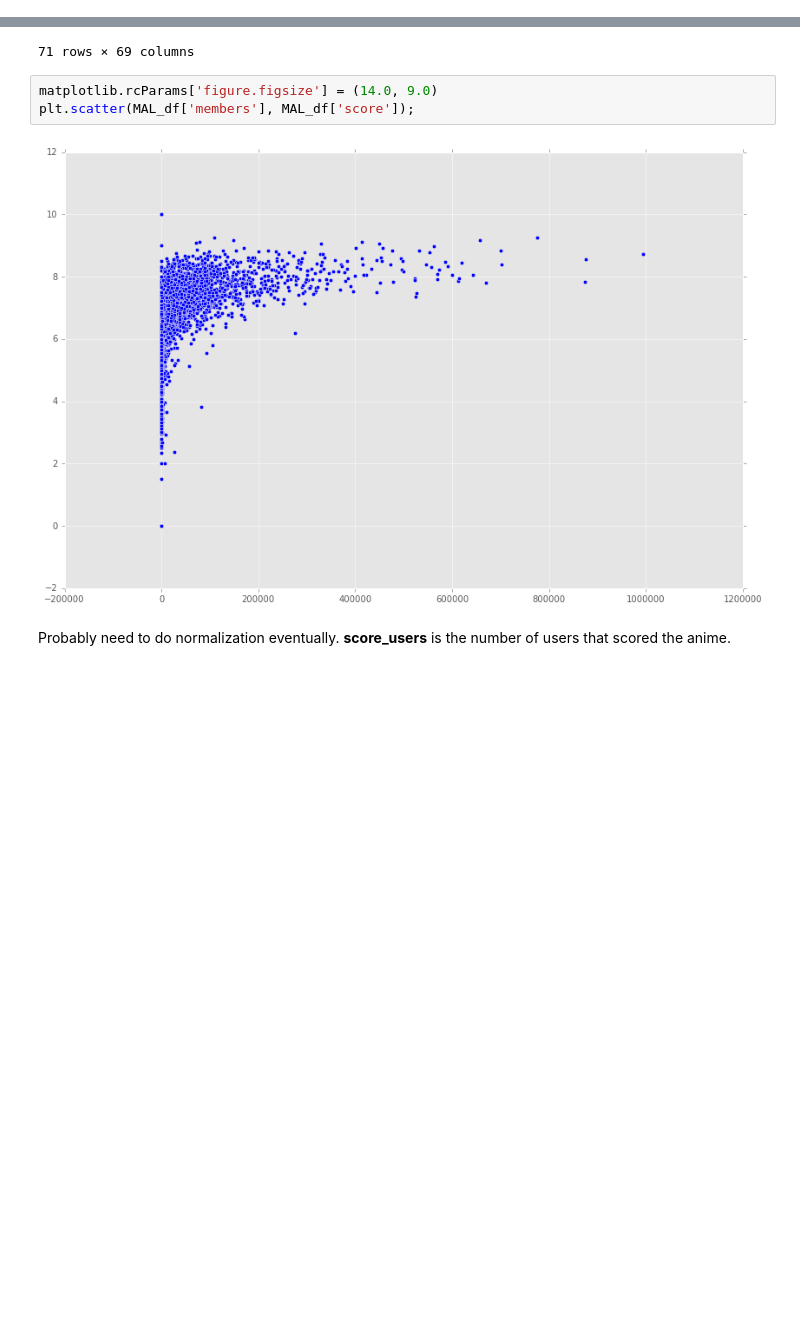
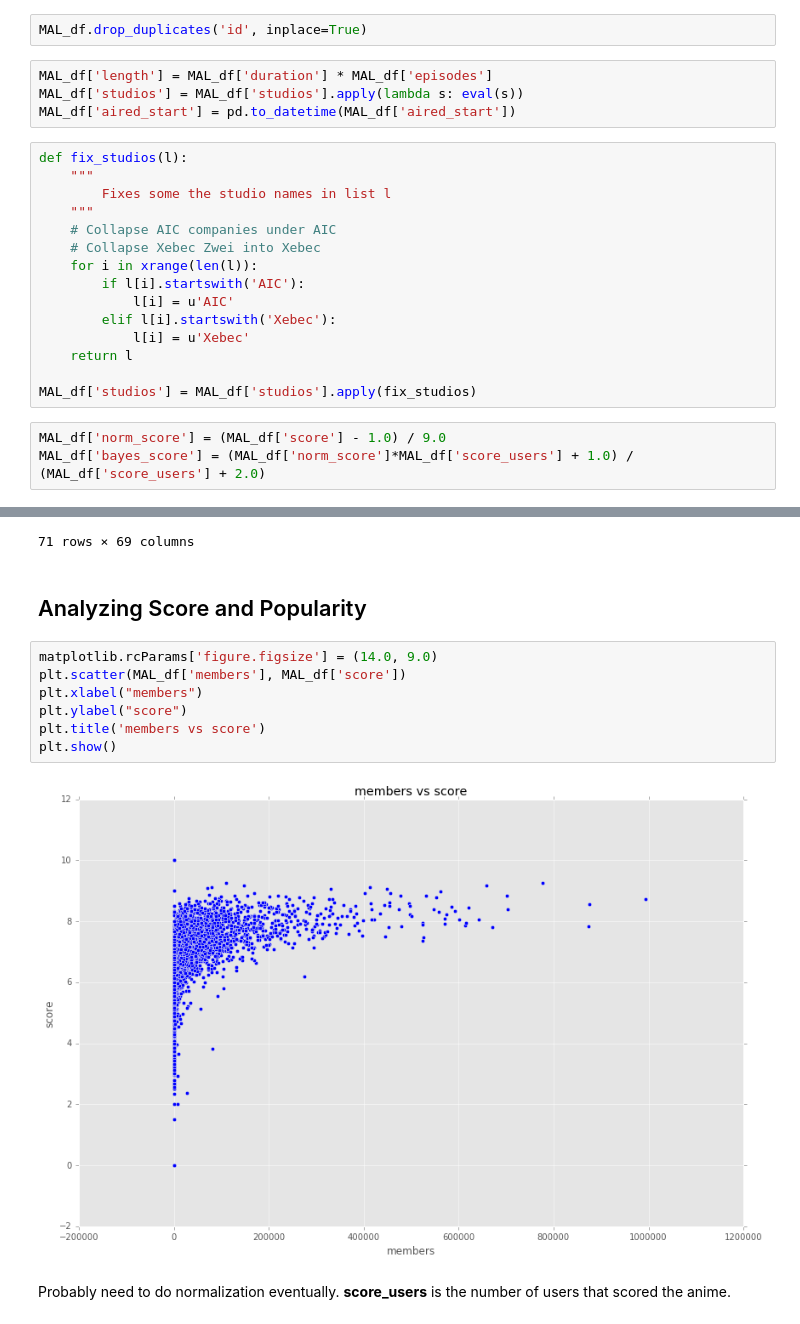
Before and after one commit to FourSwordKirby/MALDataScience, a Jupyter notebook: more_stats.ipynb, the cells around one changed output, grey strips where cells are left out. Saved outputs shown, nothing was run; the diff lists cells and outputs as text; blank space fills up the shorter version.

```diff
--- a/more_stats.ipynb
+++ b/more_stats.ipynb
@@ -45,0 +54,24 @@ with open('1998_2015_data.pkl', 'r') as f:
+# %%
+MAL_df.drop_duplicates('id', inplace=True)
+# %%
+MAL_df['length'] = MAL_df['duration'] * MAL_df['episodes']
+MAL_df['studios'] = MAL_df['studios'].apply(lambda s: eval(s))
+MAL_df['aired_start'] = pd.to_datetime(MAL_df['aired_start'])
+# %%
+def fix_studios(l):
+    """
+        Fixes some the studio names in list l
+    """
+    # Collapse AIC companies under AIC
+    # Collapse Xebec Zwei into Xebec
+    for i in xrange(len(l)):
+        if l[i].startswith('AIC'):
+            l[i] = u'AIC'
+        elif l[i].startswith('Xebec'):
+            l[i] = u'Xebec'
+    return l
+
+MAL_df['studios'] = MAL_df['studios'].apply(fix_studios)
+# %%
+MAL_df['norm_score'] = (MAL_df['score'] - 1.0) / 9.0
+MAL_df['bayes_score'] = (MAL_df['norm_score']*MAL_df['score_users'] + 1.0) / (MAL_df['score_users'] + 2.0)
@@ -166,11 +232,17 @@ only_genre("vampire")
 | 0 | 1 | 0 | 2015-06-14T00:00:00 | 2015-06-14T00:00:00 | None | 0 | anime | 0 | 0 | 0 | ... |
 | 0 | 1 | 0 | 2015-10-03T00:00:00 | 2015-10-03T00:00:00 | None | 0 | anime | 0 | 0 | 0 | ... |
 71 rows × 69 columns
+# %% [markdown]
+## Analyzing Score and Popularity
 # %%
 matplotlib.rcParams['figure.figsize'] = (14.0, 9.0)
-plt.scatter(MAL_df['members'], MAL_df['score']);
+plt.scatter(MAL_df['members'], MAL_df['score'])
+plt.xlabel("members")
+plt.ylabel("score")
+plt.title('members vs score')
+plt.show()
 # %% [output]
-[figure, old version]
+[figure, new version]
 # %% [markdown]
 Probably need to do normalization eventually.
 **score_users** is the number of users that scored the anime.
```
Also changed, not shown: parts of 30 cells of this notebook.
